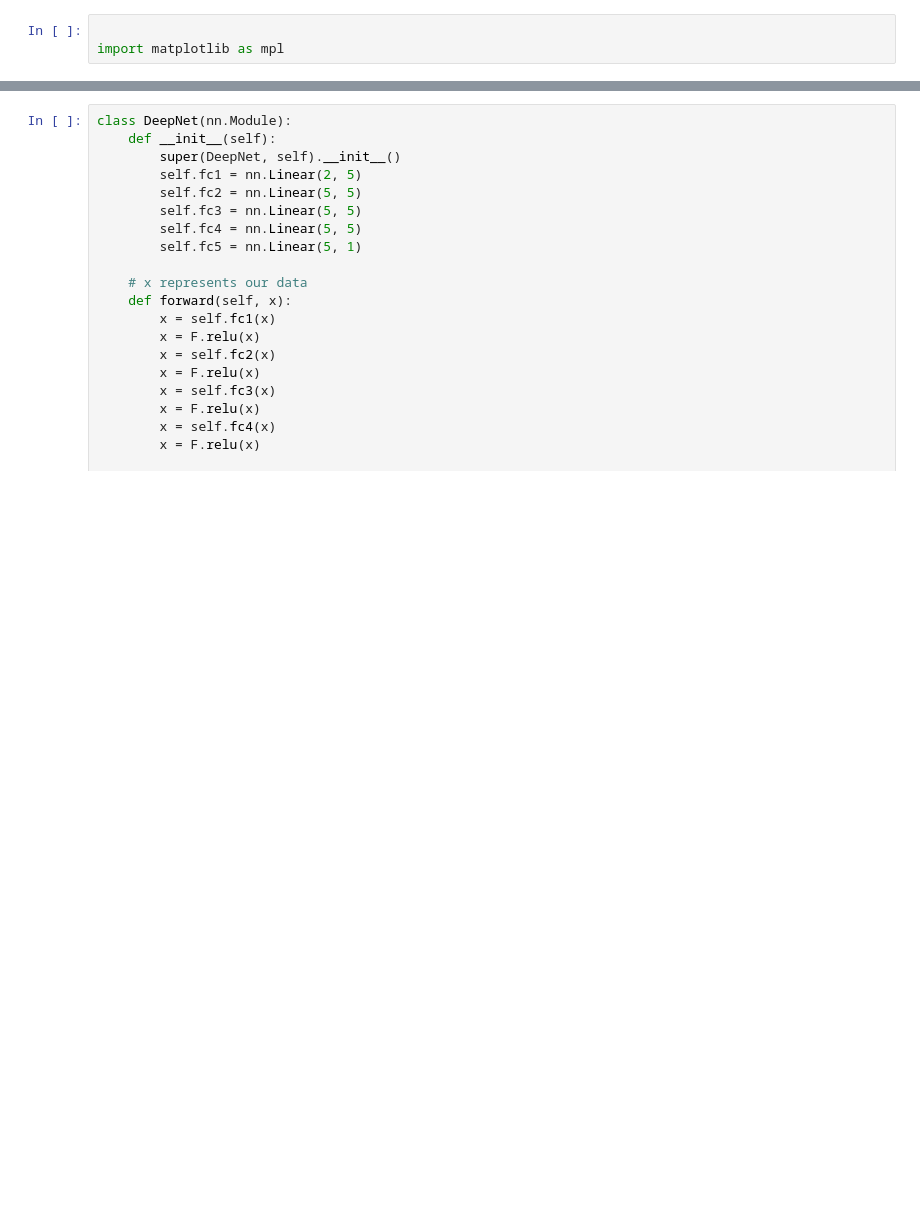
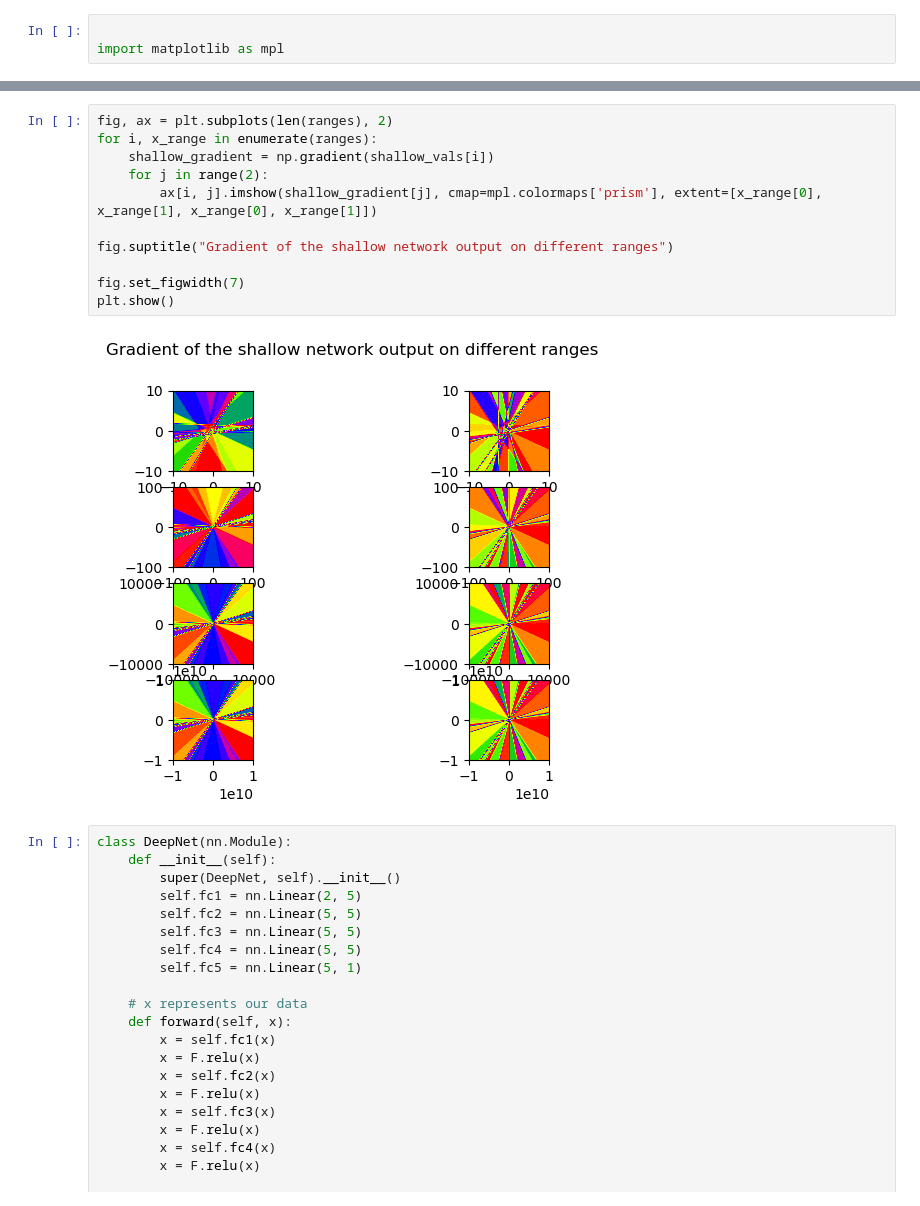
Before and after one commit to emironovich/mlph_w24, a Jupyter notebook: sheet05/sheet05.ipynb, the cells around one changed output, grey strips where cells are left out. Drawn from its saved outputs; the diff is of its cells as text; blank space fills up the shorter version.

```diff
--- a/sheet05/sheet05.ipynb
+++ b/sheet05/sheet05.ipynb
@@ -188,3 +196,16 @@ plt.show()
+# %%
+fig, ax = plt.subplots(len(ranges), 2)
+for i, x_range in enumerate(ranges):
+    shallow_gradient = np.gradient(shallow_vals[i])
+    for j in range(2):
+        ax[i, j].imshow(shallow_gradient[j], cmap=mpl.colormaps['prism'], extent=[x_range[0], x_range[1], x_range[0], x_range[1]])
+
+fig.suptitle("Gradient of the shallow network output on different ranges")
+
+fig.set_figwidth(7)
+plt.show()
+# %% [output]
+[figure, added]
 # %%
 class DeepNet(nn.Module):
     def __init__(self):
```
Also changed, not shown: parts of 5 cells of this notebook.
